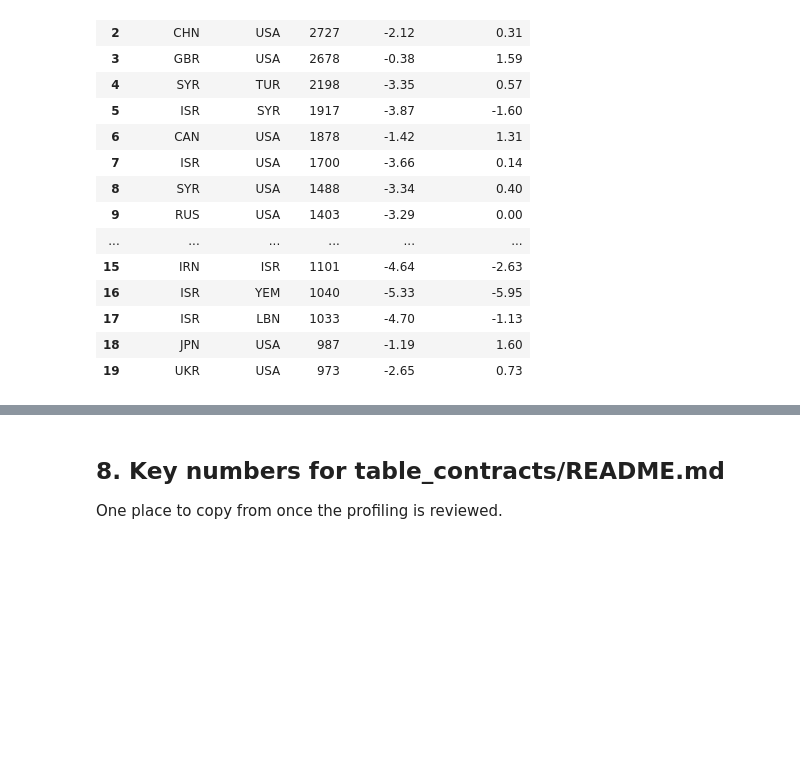
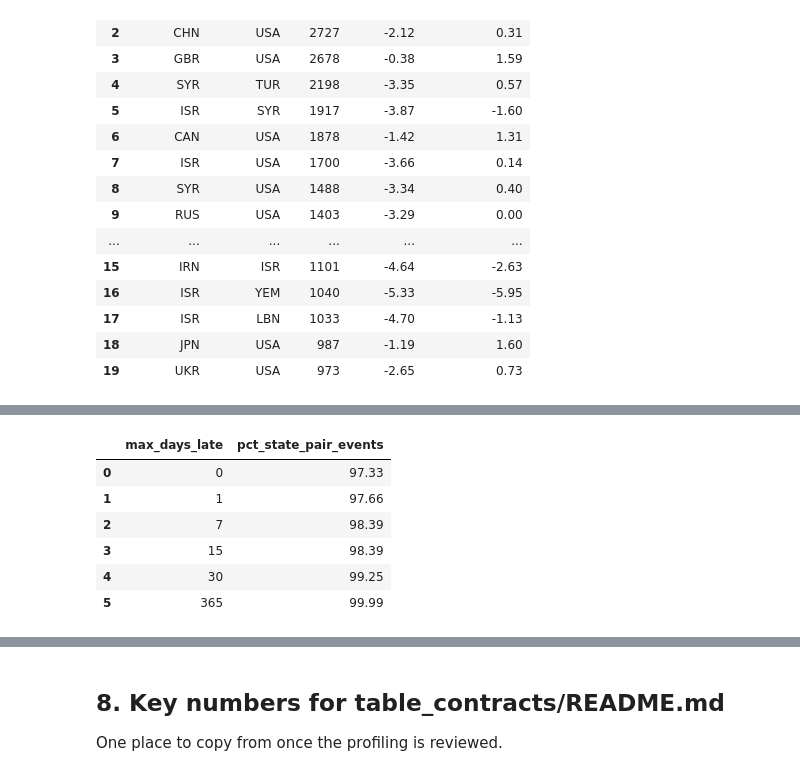
Before and after one commit to Charlestonne/Diplomap, a Jupyter notebook: warehouse/profiling/gdelt_profiling.ipynb, the cells around one changed output, grey strips where cells are left out. Drawn from its saved outputs; the diff is of its cells as text; code cells hidden in the pictures; blank space fills up the shorter version.

```diff
--- a/warehouse/profiling/gdelt_profiling.ipynb
+++ b/warehouse/profiling/gdelt_profiling.ipynb
@@ -322,0 +359,14 @@ dyads.head(20)
+# %%
+# R2 — reference date and late events, on state pairs: share of events reported within k days of the event.
+q("""
+SELECT k AS max_days_late, round(100 * avg((gap <= k)::INT), 2) AS pct_state_pair_events
+FROM st, (VALUES (0), (1), (7), (15), (30), (365)) v(k) GROUP BY k ORDER BY k
+""")
+# %% [output]
+|  | max_days_late | pct_state_pair_events |
+| 0 | 0 | 97.33 |
+| 1 | 1 | 97.66 |
+| 2 | 7 | 98.39 |
+| 3 | 15 | 98.39 |
+| 4 | 30 | 99.25 |
+| 5 | 365 | 99.99 |
```
Also changed, not shown: parts of 5 cells of this notebook, 1 other file.
